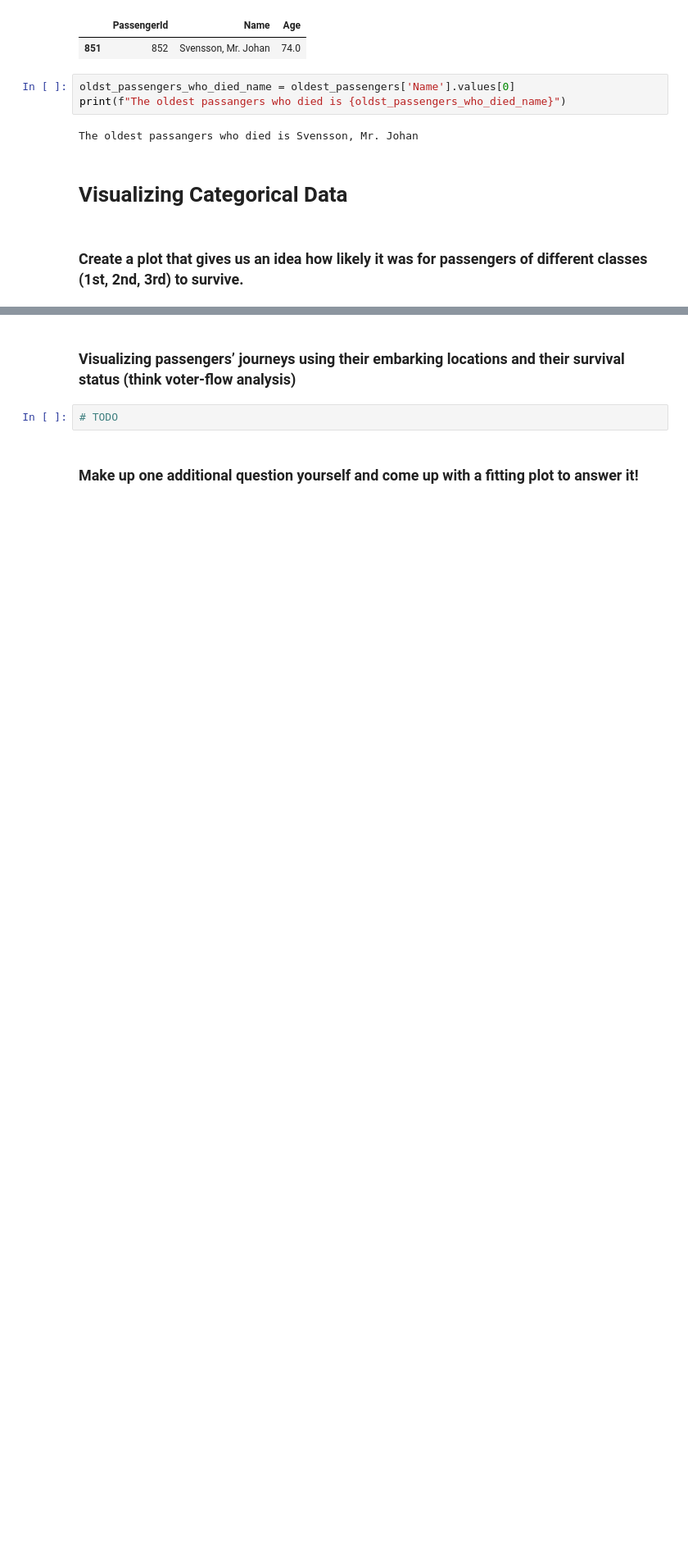
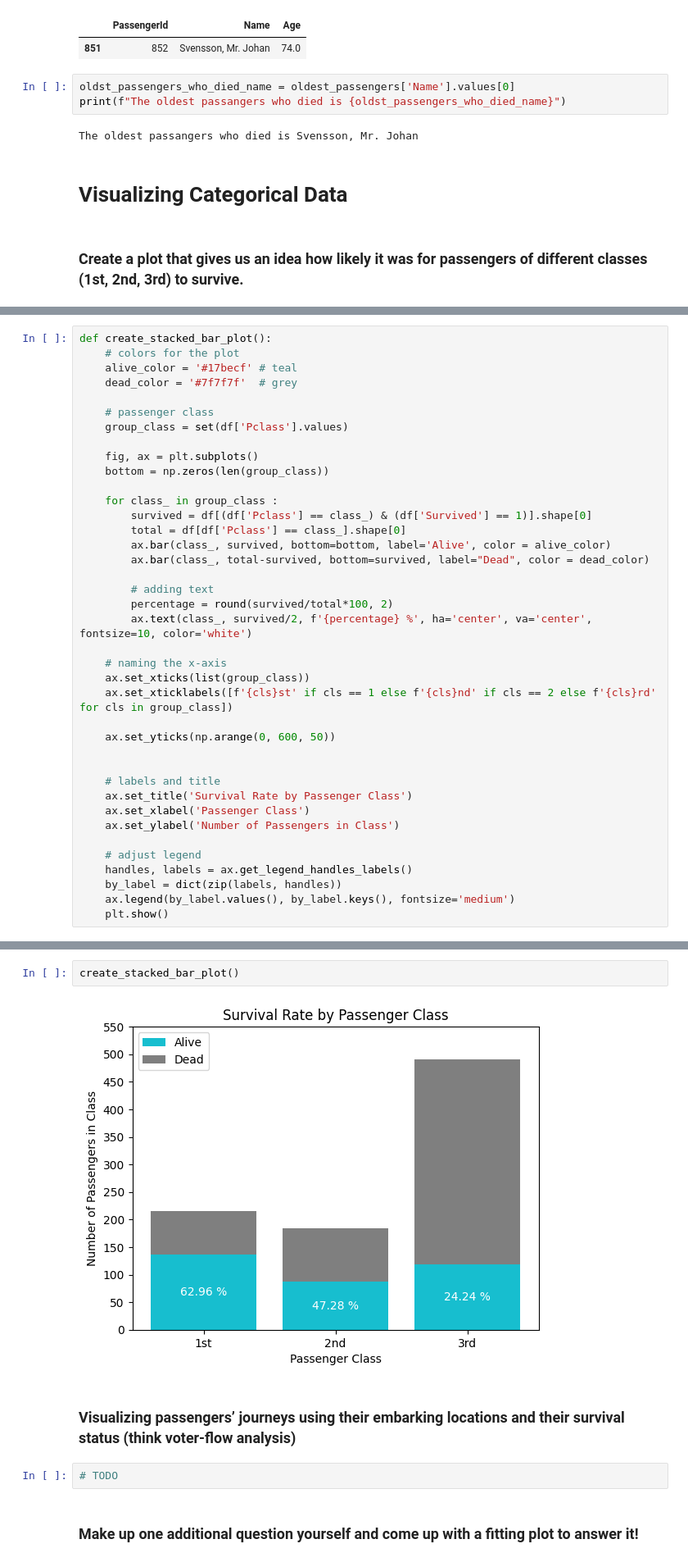
Before and after one commit to psiku/FHSalzburg-DataAnalysisWithPython, a Jupyter notebook: Lab/Lab1/Categorical_Data.ipynb, the cells around one changed output, grey strips where cells are left out. Shown at 82% size. Drawn from its saved outputs; the diff is of its cells as text; blank space fills up the shorter version.

Commit message:
Implemented first solutoin for the visualization tasks

```diff
--- a/Lab/Lab1/Categorical_Data.ipynb
+++ b/Lab/Lab1/Categorical_Data.ipynb
@@ -119,0 +118,39 @@ The oldest passangers who died is Svensson, Mr. Johan
+# %%
+def create_stacked_bar_plot():
+    # colors for the plot
+    alive_color = '#17becf' # teal
+    dead_color = '#7f7f7f'  # grey
+
+    # passenger class
+    group_class = set(df['Pclass'].values)
+
+    fig, ax = plt.subplots()
+    bottom = np.zeros(len(group_class))
+
+    for class_ in group_class :
+        survived = df[(df['Pclass'] == class_) & (df['Survived'] == 1)].shape[0]
+        total = df[df['Pclass'] == class_].shape[0]
+        ax.bar(class_, survived, bottom=bottom, label='Alive', color = alive_color)
+        ax.bar(class_, total-survived, bottom=survived, label="Dead", color = dead_color)
+
+        # adding text
+        percentage = round(survived/total*100, 2)
+        ax.text(class_, survived/2, f'{percentage} %', ha='center', va='center', fontsize=10, color='white')
+
+    # naming the x-axis
+    ax.set_xticks(list(group_class))
+    ax.set_xticklabels([f'{cls}st' if cls == 1 else f'{cls}nd' if cls == 2 else f'{cls}rd' for cls in group_class])
+
+    ax.set_yticks(np.arange(0, 600, 50))
+
+
+    # labels and title
+    ax.set_title('Survival Rate by Passenger Class')
+    ax.set_xlabel('Passenger Class')
+    ax.set_ylabel('Number of Passengers in Class')
+
+    # adjust legend
+    handles, labels = ax.get_legend_handles_labels()
+    by_label = dict(zip(labels, handles))
+    ax.legend(by_label.values(), by_label.keys(), fontsize='medium')
+    plt.show()
@@ -120,3 +159,7 @@ The oldest passangers who died is Svensson, Mr. Johan
+# %%
+create_stacked_bar_plot()
+# %% [output]
+[figure, added]
 # %% [markdown]
 ### Visualizing passengers’ journeys using their embarking locations and their survival status (think voter-flow analysis)
 # %%
```
Also changed, not shown: parts of 3 cells of this notebook.
